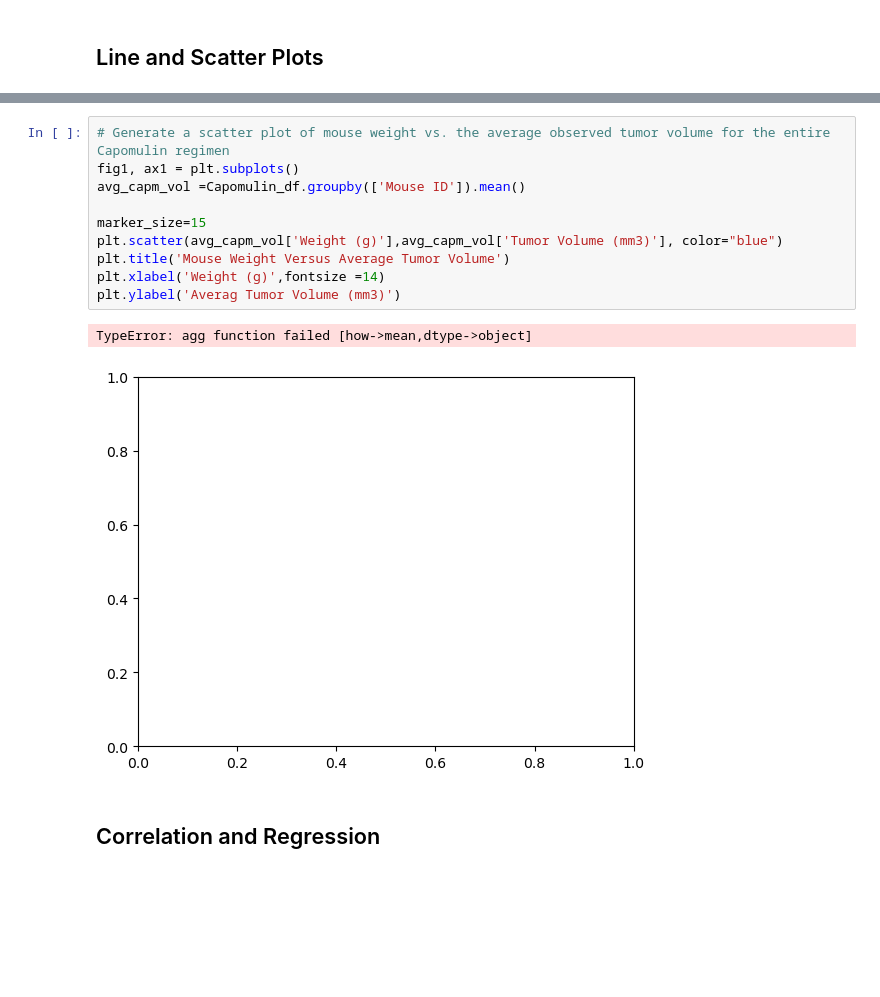
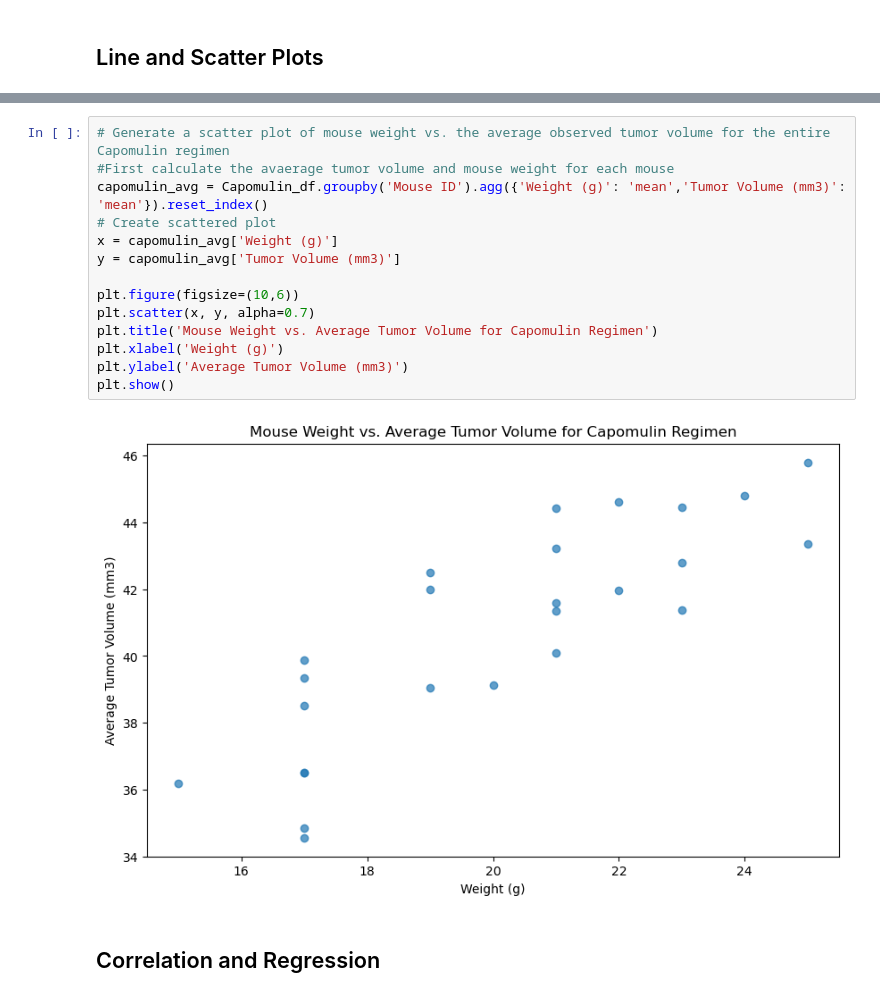
Before and after one commit to OluDadaG/matplotlibChallenge, a Jupyter notebook: pymaceuticals_starter.ipynb, the cells around one changed output, grey strips where cells are left out. Drawn from its saved outputs; the diff is of its cells as text; blank space fills up the shorter version.

```diff
--- a/pymaceuticals_starter.ipynb
+++ b/pymaceuticals_starter.ipynb
@@ -369,16 +384,19 @@ Text(0, 0.5, 'Tumor Volume (mm3)')
 # %%
 # Generate a scatter plot of mouse weight vs. the average observed tumor volume for the entire Capomulin regimen
-fig1, ax1 = plt.subplots()
-avg_capm_vol =Capomulin_df.groupby(['Mouse ID']).mean()
+#First calculate the avaerage tumor volume and mouse weight for each mouse
+capomulin_avg = Capomulin_df.groupby('Mouse ID').agg({'Weight (g)': 'mean','Tumor Volume (mm3)': 'mean'}).reset_index()
+# Create scattered plot
+x = capomulin_avg['Weight (g)']
+y = capomulin_avg['Tumor Volume (mm3)']
 
-marker_size=15
-plt.scatter(avg_capm_vol['Weight (g)'],avg_capm_vol['Tumor Volume (mm3)'], color="blue")
-plt.title('Mouse Weight Versus Average Tumor Volume')
-plt.xlabel('Weight (g)',fontsize =14)
-plt.ylabel('Averag Tumor Volume (mm3)')
+plt.figure(figsize=(10,6))
+plt.scatter(x, y, alpha=0.7)
+plt.title('Mouse Weight vs. Average Tumor Volume for Capomulin Regimen')
+plt.xlabel('Weight (g)')
+plt.ylabel('Average Tumor Volume (mm3)')
+plt.show()
 # %% [output]
-TypeError: agg function failed [how->mean,dtype->object]
-[figure, old version]
+[figure, new version]
 # %% [markdown]
 ## Correlation and Regression
 # %%
```
Also changed, not shown: parts of 9 cells of this notebook, 2 other files.
